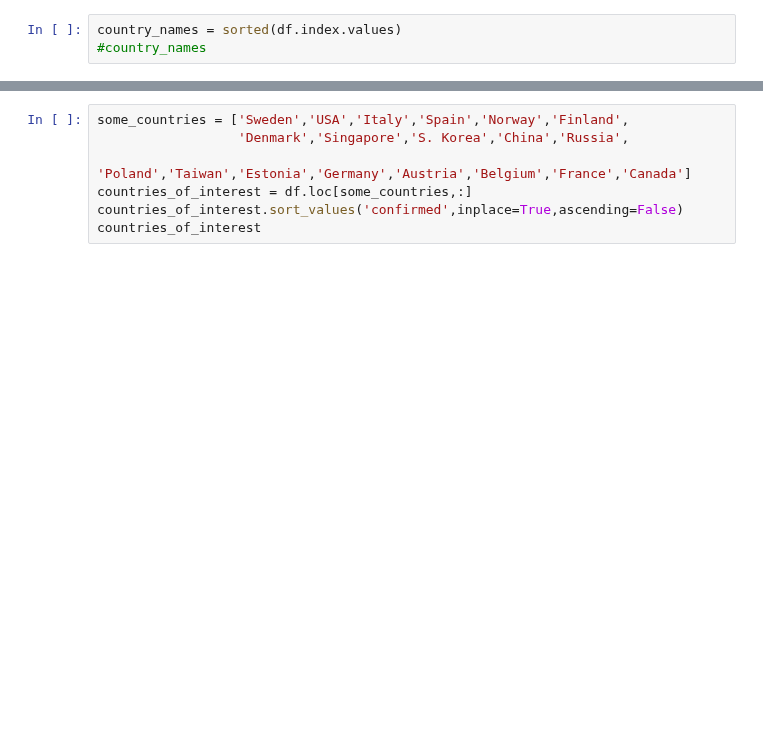
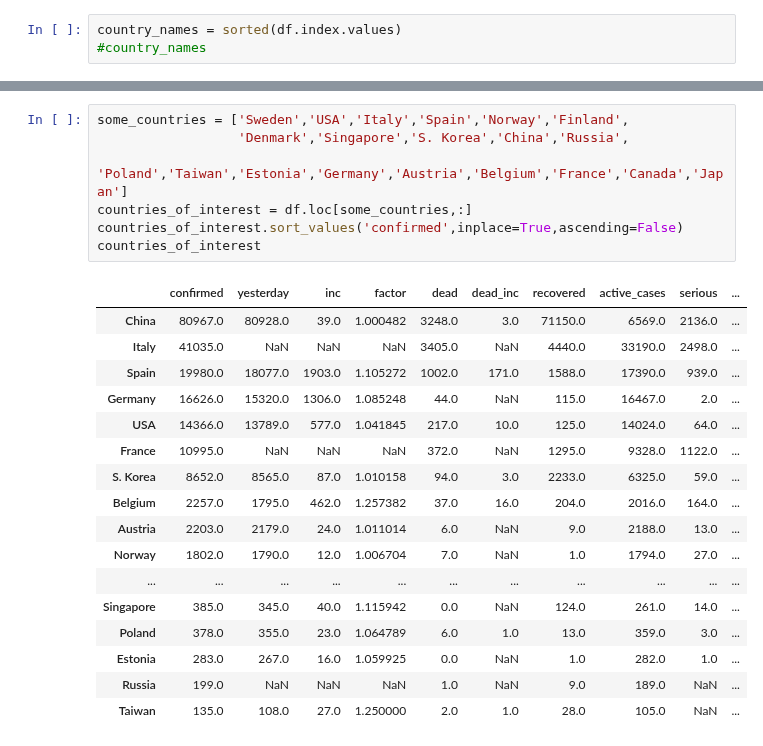
Before and after one commit to tolex3/note, a Jupyter notebook: scrape_worldometers_data.ipynb, the cells around one changed output, grey strips where cells are left out. Drawn from its saved outputs; the diff is of its cells as text; blank space fills up the shorter version.

```diff
--- a/scrape_worldometers_data.ipynb
+++ b/scrape_worldometers_data.ipynb
@@ -154,9 +312,27 @@ country_names
 # %%
 some_countries = ['Sweden','USA','Italy','Spain','Norway','Finland',
                   'Denmark','Singapore','S. Korea','China','Russia',
-                 'Poland','Taiwan','Estonia','Germany','Austria','Belgium','France','Canada']
+                 'Poland','Taiwan','Estonia','Germany','Austria','Belgium','France','Canada','Japan']
 countries_of_interest = df.loc[some_countries,:]
 countries_of_interest.sort_values('confirmed',inplace=True,ascending=False)
 countries_of_interest
+# %% [output]
+|  | confirmed | yesterday | inc | factor | dead | dead_inc | recovered | active_cases | serious | ... |
+| China | 80967.0 | 80928.0 | 39.0 | 1.000482 | 3248.0 | 3.0 | 71150.0 | 6569.0 | 2136.0 | ... |
+| Italy | 41035.0 | NaN | NaN | NaN | 3405.0 | NaN | 4440.0 | 33190.0 | 2498.0 | ... |
+| Spain | 19980.0 | 18077.0 | 1903.0 | 1.105272 | 1002.0 | 171.0 | 1588.0 | 17390.0 | 939.0 | ... |
+| Germany | 16626.0 | 15320.0 | 1306.0 | 1.085248 | 44.0 | NaN | 115.0 | 16467.0 | 2.0 | ... |
+| USA | 14366.0 | 13789.0 | 577.0 | 1.041845 | 217.0 | 10.0 | 125.0 | 14024.0 | 64.0 | ... |
+| France | 10995.0 | NaN | NaN | NaN | 372.0 | NaN | 1295.0 | 9328.0 | 1122.0 | ... |
+| S. Korea | 8652.0 | 8565.0 | 87.0 | 1.010158 | 94.0 | 3.0 | 2233.0 | 6325.0 | 59.0 | ... |
+| Belgium | 2257.0 | 1795.0 | 462.0 | 1.257382 | 37.0 | 16.0 | 204.0 | 2016.0 | 164.0 | ... |
+| Austria | 2203.0 | 2179.0 | 24.0 | 1.011014 | 6.0 | NaN | 9.0 | 2188.0 | 13.0 | ... |
+| Norway | 1802.0 | 1790.0 | 12.0 | 1.006704 | 7.0 | NaN | 1.0 | 1794.0 | 27.0 | ... |
+| ... | ... | ... | ... | ... | ... | ... | ... | ... | ... | ... |
+| Singapore | 385.0 | 345.0 | 40.0 | 1.115942 | 0.0 | NaN | 124.0 | 261.0 | 14.0 | ... |
+| Poland | 378.0 | 355.0 | 23.0 | 1.064789 | 6.0 | 1.0 | 13.0 | 359.0 | 3.0 | ... |
+| Estonia | 283.0 | 267.0 | 16.0 | 1.059925 | 0.0 | NaN | 1.0 | 282.0 | 1.0 | ... |
+| Russia | 199.0 | NaN | NaN | NaN | 1.0 | NaN | 9.0 | 189.0 | NaN | ... |
+| Taiwan | 135.0 | 108.0 | 27.0 | 1.250000 | 2.0 | 1.0 | 28.0 | 105.0 | NaN | ... |
 # %%
 countries_of_interest.sort_values('confirmed_per_M',ascending=False)
```
Also changed, not shown: parts of 21 cells of this notebook, 3 other files.
